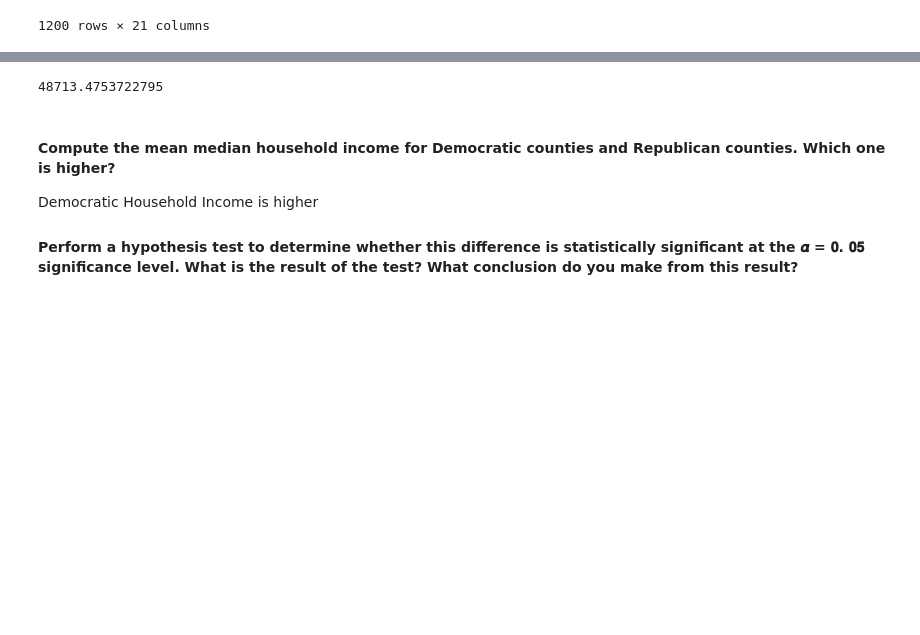
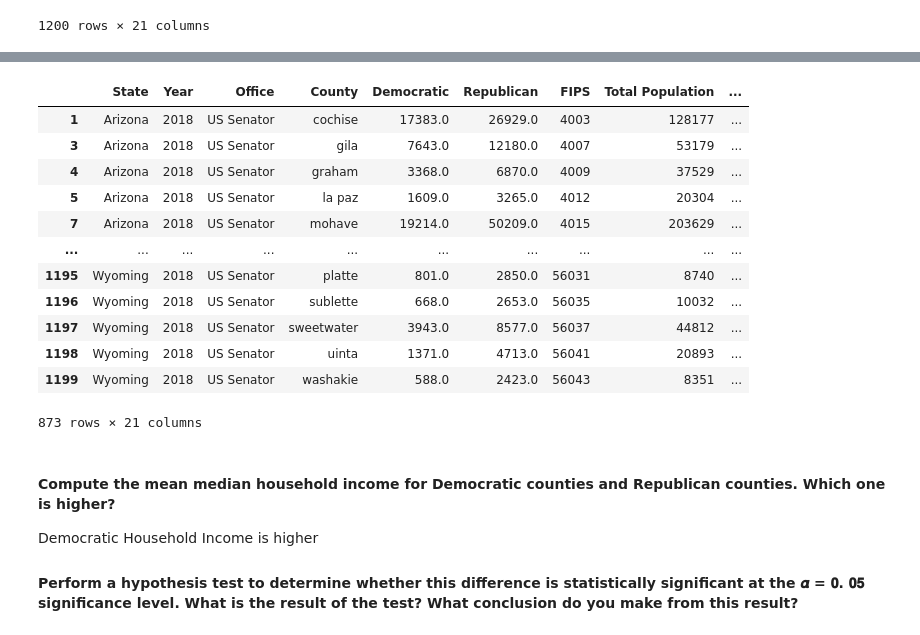
Before and after one commit to karanmalh0tra/2018Election-DataScience, a Jupyter notebook: Project-1/Project1.ipynb, the cells around one changed output, grey strips where cells are left out. Saved outputs shown, nothing was run; the diff lists cells and outputs as text; code cells hidden in the pictures; blank space fills up the shorter version.

```diff
--- a/Project-1/Project1.ipynb
+++ b/Project-1/Project1.ipynb
@@ -262,8 +275,21 @@ democratic_household['Median Household Income'].mean()
 # %%
 republican_household = merge_dataframe[merge_dataframe['Party'] == 0]
 republican_household['Median Household Income'].mean()
+republican_household
 # %% [output]
+|  | State | Year | Office | County | Democratic | Republican | FIPS | Total Population | ... |
+| 1 | Arizona | 2018 | US Senator | cochise | 17383.0 | 26929.0 | 4003 | 128177 | ... |
+| 3 | Arizona | 2018 | US Senator | gila | 7643.0 | 12180.0 | 4007 | 53179 | ... |
+| 4 | Arizona | 2018 | US Senator | graham | 3368.0 | 6870.0 | 4009 | 37529 | ... |
+| 5 | Arizona | 2018 | US Senator | la paz | 1609.0 | 3265.0 | 4012 | 20304 | ... |
+| 7 | Arizona | 2018 | US Senator | mohave | 19214.0 | 50209.0 | 4015 | 203629 | ... |
+| ... | ... | ... | ... | ... | ... | ... | ... | ... | ... |
+| 1195 | Wyoming | 2018 | US Senator | platte | 801.0 | 2850.0 | 56031 | 8740 | ... |
+| 1196 | Wyoming | 2018 | US Senator | sublette | 668.0 | 2653.0 | 56035 | 10032 | ... |
+| 1197 | Wyoming | 2018 | US Senator | sweetwater | 3943.0 | 8577.0 | 56037 | 44812 | ... |
+| 1198 | Wyoming | 2018 | US Senator | uinta | 1371.0 | 4713.0 | 56041 | 20893 | ... |
+| 1199 | Wyoming | 2018 | US Senator | washakie | 588.0 | 2423.0 | 56043 | 8351 | ... |
-48713.4753722795
+873 rows × 21 columns
 # %% [markdown]
 #### Compute the mean median household income for Democratic counties and Republican counties. Which one is higher?
 Democratic Household Income is higher
```
Also changed, not shown: parts of 7 cells of this notebook.
